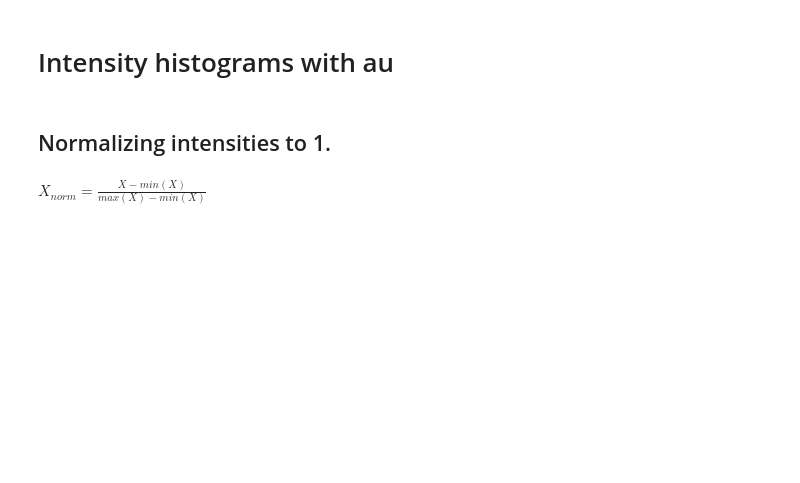
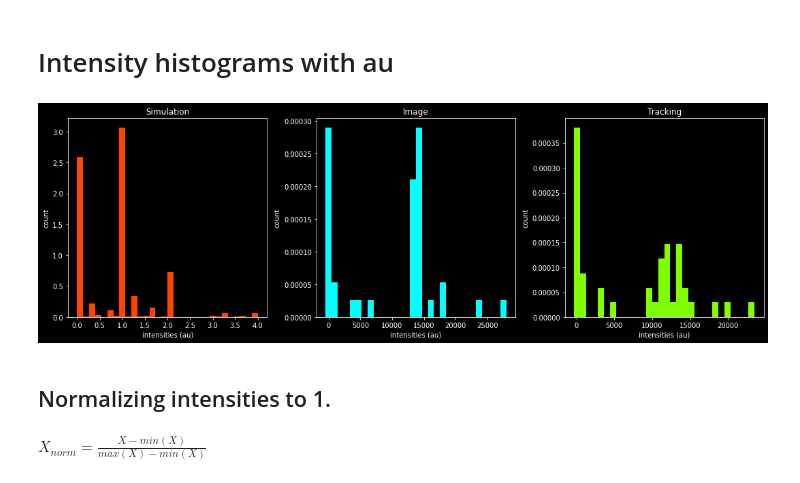
Before and after one commit to MunskyGroup/rsnaped, a Jupyter notebook: notebooks/Simulated_Cell/Integrated_simulations_Final.ipynb, the cells around one changed output. Saved outputs shown, nothing was run; the diff lists cells and outputs as text; code cells hidden in the pictures; blank space fills up the shorter version.

```diff
--- a/notebooks/Simulated_Cell/Integrated_simulations_Final.ipynb
+++ b/notebooks/Simulated_Cell/Integrated_simulations_Final.ipynb
@@ -165,2 +192,19 @@ list_array_intensities[1].shape
+# %%
+def extract_intensity_from_dataframe(dataframe_path=None, dataframe_name=None,selected_time=0,selected_field='green_int_mean', remove_negative_values=True,remove_extreme_values=True):
+    list_with_extracted_data = []
+    if not(dataframe_path is None):
+        temporal_dataframe = pd.read_csv(dataframe_path)
+    else:
+        temporal_dataframe = dataframe_name
+    extracted_data = temporal_dataframe.loc[(temporal_dataframe['frame']==selected_time)][selected_field].values
+    # Negative values may appear if the intensity in the background is higher than the intensity in the spot. This option allows to remove negative values.
+    #if remove_negative_values == True:
+    #    extracted_data =  extracted_data[extracted_data>=0]
+    # To plot the histogram, we could remove extreme values. Extreme values are defined as those above the 98 percentile.
+    #if remove_extreme_values==True:
+    #    extracted_data= remove_extrema(extracted_data)
+    # Option to normalize data to the maximum value.
+    normalized_extracted_data = (extracted_data-np.min(extracted_data))/ (np.max(extracted_data)-np.min(extracted_data))
+    return extracted_data,normalized_extracted_data
 # %% [markdown]
 ## Recovered intensities from tracking
@@ -176,3 +211,7 @@ merged_dataframe_simulated_cells.head()
+# %%
+# list_DataFrame_particles_intensities
+DataFrame_particles_intensities_tracking_merged = pd.concat(list_DataFrame_particles_intensities)
+intensities_tracking,intensities_tracking_normalized =  extract_intensity_from_dataframe(dataframe_name=DataFrame_particles_intensities_tracking_merged,selected_time=0,selected_field='green_int_mean')
 # %% [markdown]
 ## Loading intensities from image. "Perfect tracking"
 # %%
@@ -180,39 +221,27 @@ dataframe_path
-# %%
-def extract_intensity_from_dataframe(dataframe_path, number_images,selected_time=0,selected_field='green_int_mean', remove_negative_values=True,remove_extreme_values=True):
-    list_with_extracted_data = []
-    temporal_dataframe = pd.read_csv(dataframe_path)
-    extracted_data = temporal_dataframe.loc[(temporal_dataframe['frame']==selected_time)][selected_field].values
-    # Negative values may appear if the intensity in the background is higher than the intensity in the spot. This option allows to remove negative values.
-    if remove_negative_values == True:
-        extracted_data =  extracted_data[extracted_data>=0]
-    # To plot the histogram, we could remove extreme values. Extreme values are defined as those above the 98 percentile.
-    if remove_extreme_values==True:
-        extracted_data= remove_extrema(extracted_data)
-    # Option to normalize data to the maximum value.
-    normalized_extracted_data = (extracted_data-np.min(extracted_data))/ (np.max(extracted_data)-np.min(extracted_data))
-    return extracted_data,normalized_extracted_data
 # %%
-intensity_values_in_image_flat,intensity_values_in_image_normalized =  extract_intensity_from_dataframe(dataframe_path=dataframe_path, number_images=number_images,selected_time=0,selected_field='green_int_mean')
+intensity_values_in_image_flat,intensity_values_in_image_normalized =  extract_intensity_from_dataframe(dataframe_path=dataframe_path,selected_time=0,selected_field='green_int_mean')
 # %% [markdown]
 # Intensity histograms with au
 # %%
 # plotting
 fig, axes = plt.subplots(nrows=1, ncols=3, figsize=(15, 5))
-axes[0].hist(ssa_trajectories_timePoint,bins=60,density=True, stacked=True, color='orangered' )
+axes[0].hist(ssa_trajectories_timePoint,bins=30,density=True, stacked=True, color='orangered' )
 axes[0].set(title='Simulation')
 axes[0].set(xlabel='intensities (au)')
 axes[0].set(ylabel='count')
 
-axes[1].hist(intensity_values_in_image_flat,bins=60,density=True, stacked=True, color='cyan' )
+axes[1].hist(intensity_values_in_image_flat,bins=30,density=True, stacked=True, color='cyan' )
 axes[1].set(title='Image')
 axes[1].set(xlabel='intensities (au)')
 axes[1].set(ylabel='count')
 
-axes[2].hist(all_cells_green_int,bins=60,density=True, stacked=True, color='chartreuse' )
+axes[2].hist(intensities_tracking,bins=30,density=True, stacked=True, color='chartreuse' )
 axes[2].set(title='Tracking')
 axes[2].set(xlabel='intensities (au)')
 axes[2].set(ylabel='count')
 plt.tight_layout()
+# %% [output]
+[figure, added]
 # %% [markdown]
 ## Normalizing intensities to 1.
 # %% [markdown]
```
Also changed, not shown: parts of 32 cells of this notebook, 3 other files.
